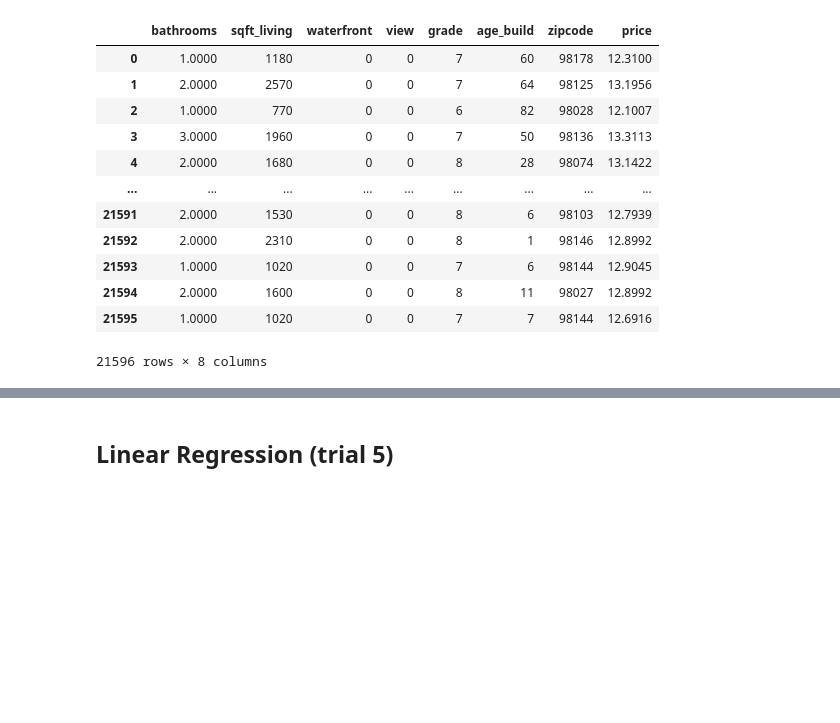
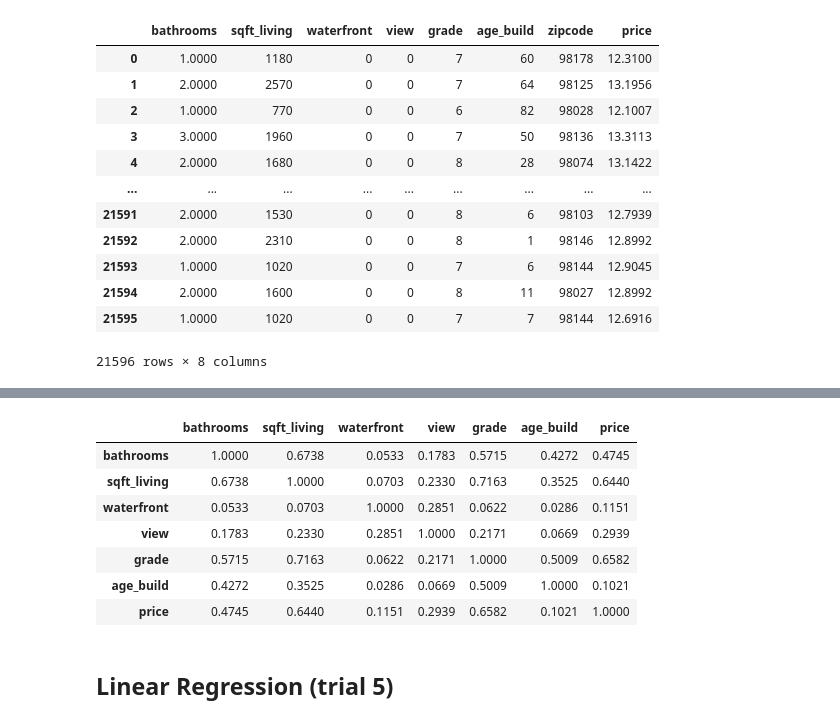
Before and after one commit to adrianacupp/real_estate_mid_term_project_2022, a Jupyter notebook: trial5.ipynb, the cells around one changed output, grey strips where cells are left out. Cells and saved outputs as stored; diff of their text form; code cells hidden in the pictures; blank space fills up the shorter version.

```diff
--- a/trial5.ipynb
+++ b/trial5.ipynb
@@ -356,3 +356,15 @@ df.to_excel("final_df_for_lin_reg_trial5.xlsx")
+# %%
+corr_matrix_t5 = df.corr(method='spearman').abs()
+corr_matrix_t5
+# %% [output]
+|  | bathrooms | sqft_living | waterfront | view | grade | age_build | price |
+| bathrooms | 1.0000 | 0.6738 | 0.0533 | 0.1783 | 0.5715 | 0.4272 | 0.4745 |
+| sqft_living | 0.6738 | 1.0000 | 0.0703 | 0.2330 | 0.7163 | 0.3525 | 0.6440 |
+| waterfront | 0.0533 | 0.0703 | 1.0000 | 0.2851 | 0.0622 | 0.0286 | 0.1151 |
+| view | 0.1783 | 0.2330 | 0.2851 | 1.0000 | 0.2171 | 0.0669 | 0.2939 |
+| grade | 0.5715 | 0.7163 | 0.0622 | 0.2171 | 1.0000 | 0.5009 | 0.6582 |
+| age_build | 0.4272 | 0.3525 | 0.0286 | 0.0669 | 0.5009 | 1.0000 | 0.1021 |
+| price | 0.4745 | 0.6440 | 0.1151 | 0.2939 | 0.6582 | 0.1021 | 1.0000 |
 # %% [markdown]
 ## Linear Regression (trial 5)
 # %% [markdown]
```
Also changed, not shown: parts of 50 cells of this notebook.
